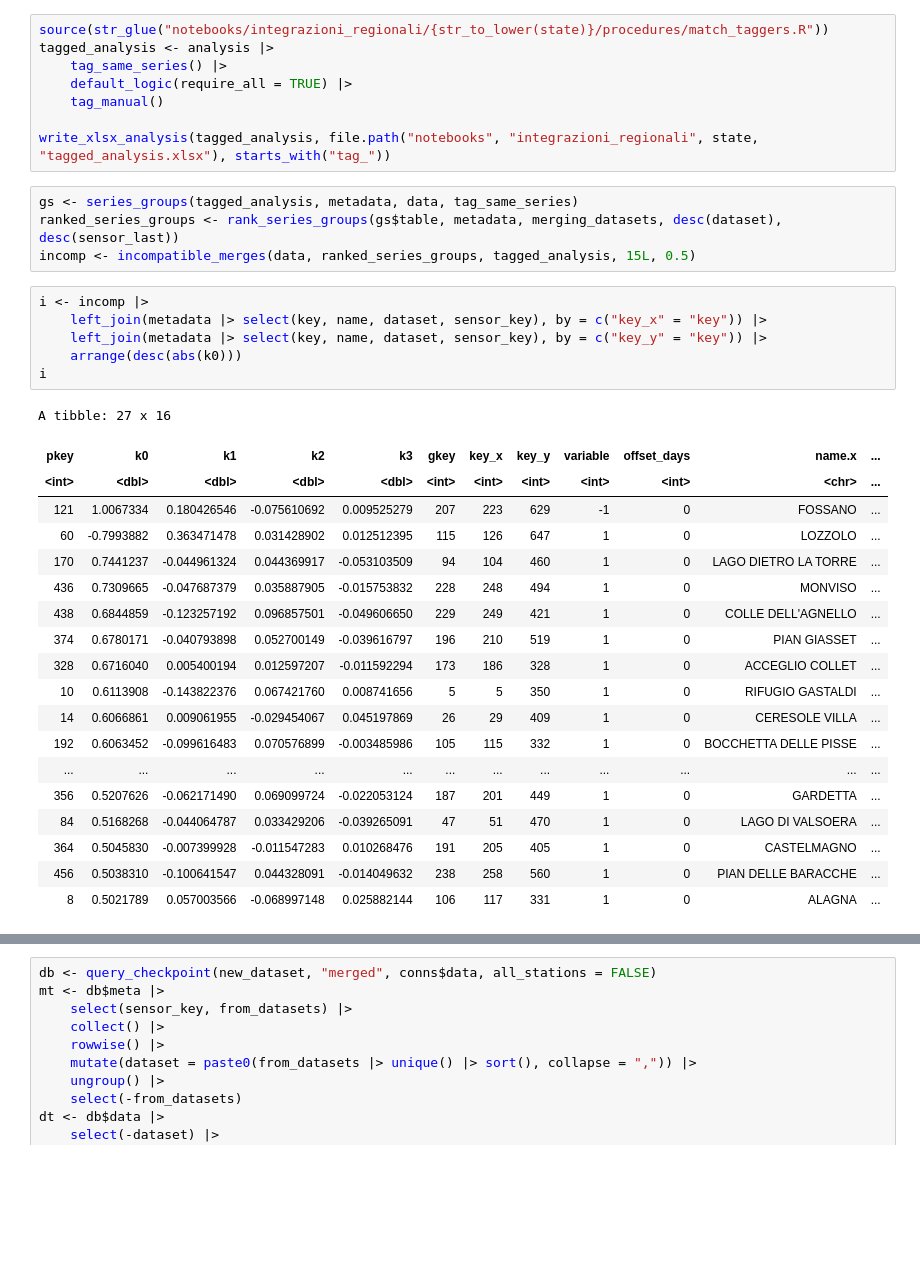
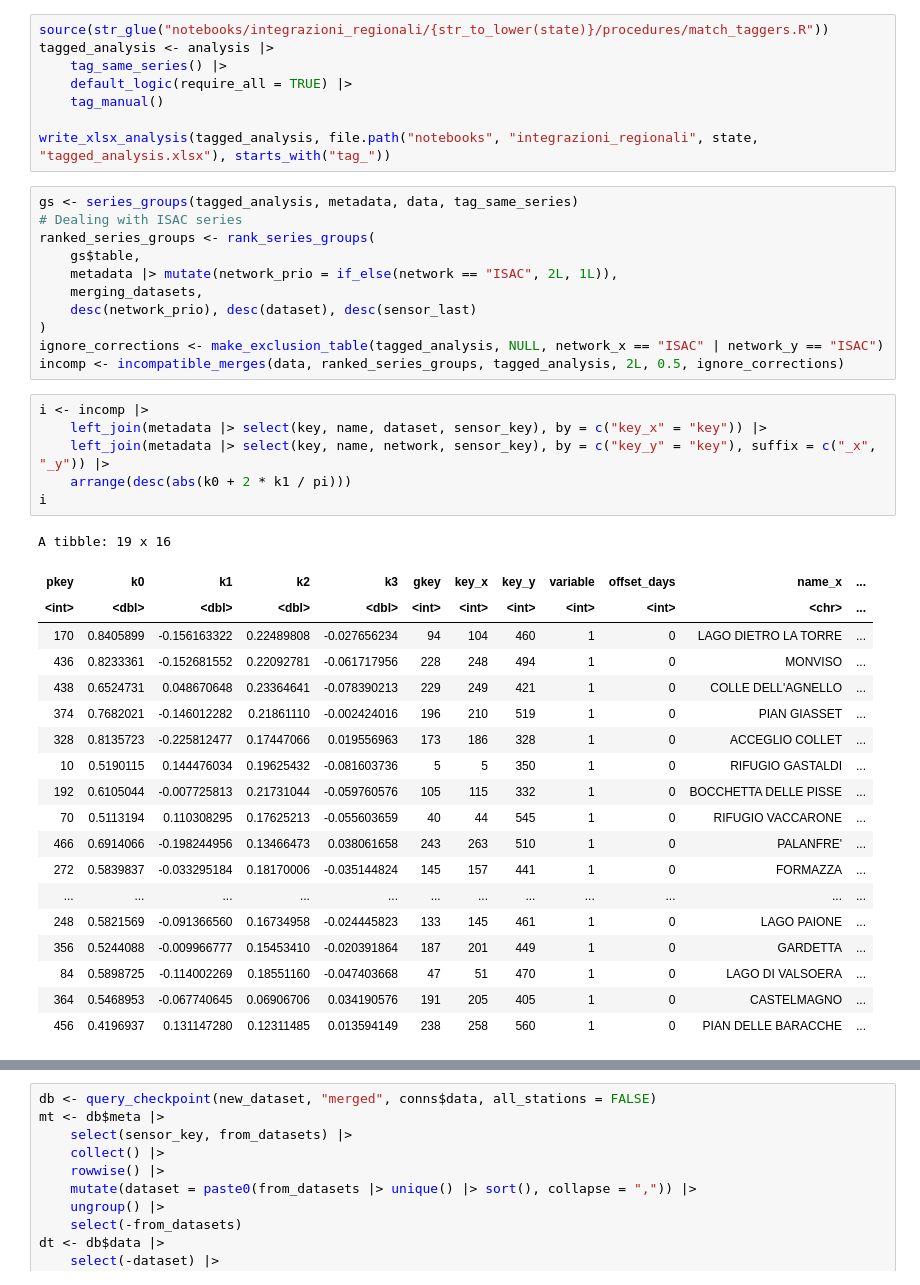
Before and after one commit to dnstudent/TesiMag, a Jupyter notebook: notebooks/integrazioni_regionali/piemonte/series_pairing.ipynb, the cells around one changed output, grey strips where cells are left out. Saved outputs shown, nothing was run; the diff lists cells and outputs as text; blank space fills up the shorter version.

Commit message:
fixup! Merged Piemonte

```diff
--- a/notebooks/integrazioni_regionali/piemonte/series_pairing.ipynb
+++ b/notebooks/integrazioni_regionali/piemonte/series_pairing.ipynb
@@ -63,31 +63,38 @@ tagged_analysis <- analysis |>
 write_xlsx_analysis(tagged_analysis, file.path("notebooks", "integrazioni_regionali", state, "tagged_analysis.xlsx"), starts_with("tag_"))
 # %%
 gs <- series_groups(tagged_analysis, metadata, data, tag_same_series)
-ranked_series_groups <- rank_series_groups(gs$table, metadata, merging_datasets, desc(dataset), desc(sensor_last))
-incomp <- incompatible_merges(data, ranked_series_groups, tagged_analysis, 15L, 0.5)
+# Dealing with ISAC series
+ranked_series_groups <- rank_series_groups(
+    gs$table,
+    metadata |> mutate(network_prio = if_else(network == "ISAC", 2L, 1L)),
+    merging_datasets,
+    desc(network_prio), desc(dataset), desc(sensor_last)
+)
+ignore_corrections <- make_exclusion_table(tagged_analysis, NULL, network_x == "ISAC" | network_y == "ISAC")
+incomp <- incompatible_merges(data, ranked_series_groups, tagged_analysis, 2L, 0.5, ignore_corrections)
 # %%
 i <- incomp |>
     left_join(metadata |> select(key, name, dataset, sensor_key), by = c("key_x" = "key")) |>
-    left_join(metadata |> select(key, name, dataset, sensor_key), by = c("key_y" = "key")) |>
-    arrange(desc(abs(k0)))
+    left_join(metadata |> select(key, name, network, sensor_key), by = c("key_y" = "key"), suffix = c("_x", "_y")) |>
+    arrange(desc(abs(k0 + 2 * k1 / pi)))
 i
 # %% [output]
-A tibble: 27 x 16
+A tibble: 19 x 16
-| pkey | k0 | k1 | k2 | k3 | gkey | key_x | key_y | variable | offset_days | name.x | ... |
+| pkey | k0 | k1 | k2 | k3 | gkey | key_x | key_y | variable | offset_days | name_x | ... |
 | <int> | <dbl> | <dbl> | <dbl> | <dbl> | <int> | <int> | <int> | <int> | <int> | <chr> | ... |
-| 121 | 1.0067334 | 0.180426546 | -0.075610692 | 0.009525279 | 207 | 223 | 629 | -1 | 0 | FOSSANO | ... |
-| 60 | -0.7993882 | 0.363471478 | 0.031428902 | 0.012512395 | 115 | 126 | 647 | 1 | 0 | LOZZOLO | ... |
-| 170 | 0.7441237 | -0.044961324 | 0.044369917 | -0.053103509 | 94 | 104 | 460 | 1 | 0 | LAGO DIETRO LA TORRE | ... |
-| 436 | 0.7309665 | -0.047687379 | 0.035887905 | -0.015753832 | 228 | 248 | 494 | 1 | 0 | MONVISO | ... |
-| 438 | 0.6844859 | -0.123257192 | 0.096857501 | -0.049606650 | 229 | 249 | 421 | 1 | 0 | COLLE DELL'AGNELLO | ... |
-| 374 | 0.6780171 | -0.040793898 | 0.052700149 | -0.039616797 | 196 | 210 | 519 | 1 | 0 | PIAN GIASSET | ... |
-| 328 | 0.6716040 | 0.005400194 | 0.012597207 | -0.011592294 | 173 | 186 | 328 | 1 | 0 | ACCEGLIO COLLET | ... |
-| 10 | 0.6113908 | -0.143822376 | 0.067421760 | 0.008741656 | 5 | 5 | 350 | 1 | 0 | RIFUGIO GASTALDI | ... |
-| 14 | 0.6066861 | 0.009061955 | -0.029454067 | 0.045197869 | 26 | 29 | 409 | 1 | 0 | CERESOLE VILLA | ... |
-| 192 | 0.6063452 | -0.099616483 | 0.070576899 | -0.003485986 | 105 | 115 | 332 | 1 | 0 | BOCCHETTA DELLE PISSE | ... |
+| 170 | 0.8405899 | -0.156163322 | 0.22489808 | -0.027656234 | 94 | 104 | 460 | 1 | 0 | LAGO DIETRO LA TORRE | ... |
+| 436 | 0.8233361 | -0.152681552 | 0.22092781 | -0.061717956 | 228 | 248 | 494 | 1 | 0 | MONVISO | ... |
+| 438 | 0.6524731 | 0.048670648 | 0.23364641 | -0.078390213 | 229 | 249 | 421 | 1 | 0 | COLLE DELL'AGNELLO | ... |
+| 374 | 0.7682021 | -0.146012282 | 0.21861110 | -0.002424016 | 196 | 210 | 519 | 1 | 0 | PIAN GIASSET | ... |
+| 328 | 0.8135723 | -0.225812477 | 0.17447066 | 0.019556963 | 173 | 186 | 328 | 1 | 0 | ACCEGLIO COLLET | ... |
+| 10 | 0.5190115 | 0.144476034 | 0.19625432 | -0.081603736 | 5 | 5 | 350 | 1 | 0 | RIFUGIO GASTALDI | ... |
+| 192 | 0.6105044 | -0.007725813 | 0.21731044 | -0.059760576 | 105 | 115 | 332 | 1 | 0 | BOCCHETTA DELLE PISSE | ... |
+| 70 | 0.5113194 | 0.110308295 | 0.17625213 | -0.055603659 | 40 | 44 | 545 | 1 | 0 | RIFUGIO VACCARONE | ... |
+| 466 | 0.6914066 | -0.198244956 | 0.13466473 | 0.038061658 | 243 | 263 | 510 | 1 | 0 | PALANFRE' | ... |
+| 272 | 0.5839837 | -0.033295184 | 0.18170006 | -0.035144824 | 145 | 157 | 441 | 1 | 0 | FORMAZZA | ... |
 | ... | ... | ... | ... | ... | ... | ... | ... | ... | ... | ... | ... |
-| 356 | 0.5207626 | -0.062171490 | 0.069099724 | -0.022053124 | 187 | 201 | 449 | 1 | 0 | GARDETTA | ... |
-| 84 | 0.5168268 | -0.044064787 | 0.033429206 | -0.039265091 | 47 | 51 | 470 | 1 | 0 | LAGO DI VALSOERA | ... |
-| 364 | 0.5045830 | -0.007399928 | -0.011547283 | 0.010268476 | 191 | 205 | 405 | 1 | 0 | CASTELMAGNO | ... |
-| 456 | 0.5038310 | -0.100641547 | 0.044328091 | -0.014049632 | 238 | 258 | 560 | 1 | 0 | PIAN DELLE BARACCHE | ... |
-| 8 | 0.5021789 | 0.057003566 | -0.068997148 | 0.025882144 | 106 | 117 | 331 | 1 | 0 | ALAGNA | ... |
+| 248 | 0.5821569 | -0.091366560 | 0.16734958 | -0.024445823 | 133 | 145 | 461 | 1 | 0 | LAGO PAIONE | ... |
+| 356 | 0.5244088 | -0.009966777 | 0.15453410 | -0.020391864 | 187 | 201 | 449 | 1 | 0 | GARDETTA | ... |
+| 84 | 0.5898725 | -0.114002269 | 0.18551160 | -0.047403668 | 47 | 51 | 470 | 1 | 0 | LAGO DI VALSOERA | ... |
+| 364 | 0.5468953 | -0.067740645 | 0.06906706 | 0.034190576 | 191 | 205 | 405 | 1 | 0 | CASTELMAGNO | ... |
+| 456 | 0.4196937 | 0.131147280 | 0.12311485 | 0.013594149 | 238 | 258 | 560 | 1 | 0 | PIAN DELLE BARACCHE | ... |
```
Also changed, not shown: parts of 5 cells of this notebook, 1 other file.
